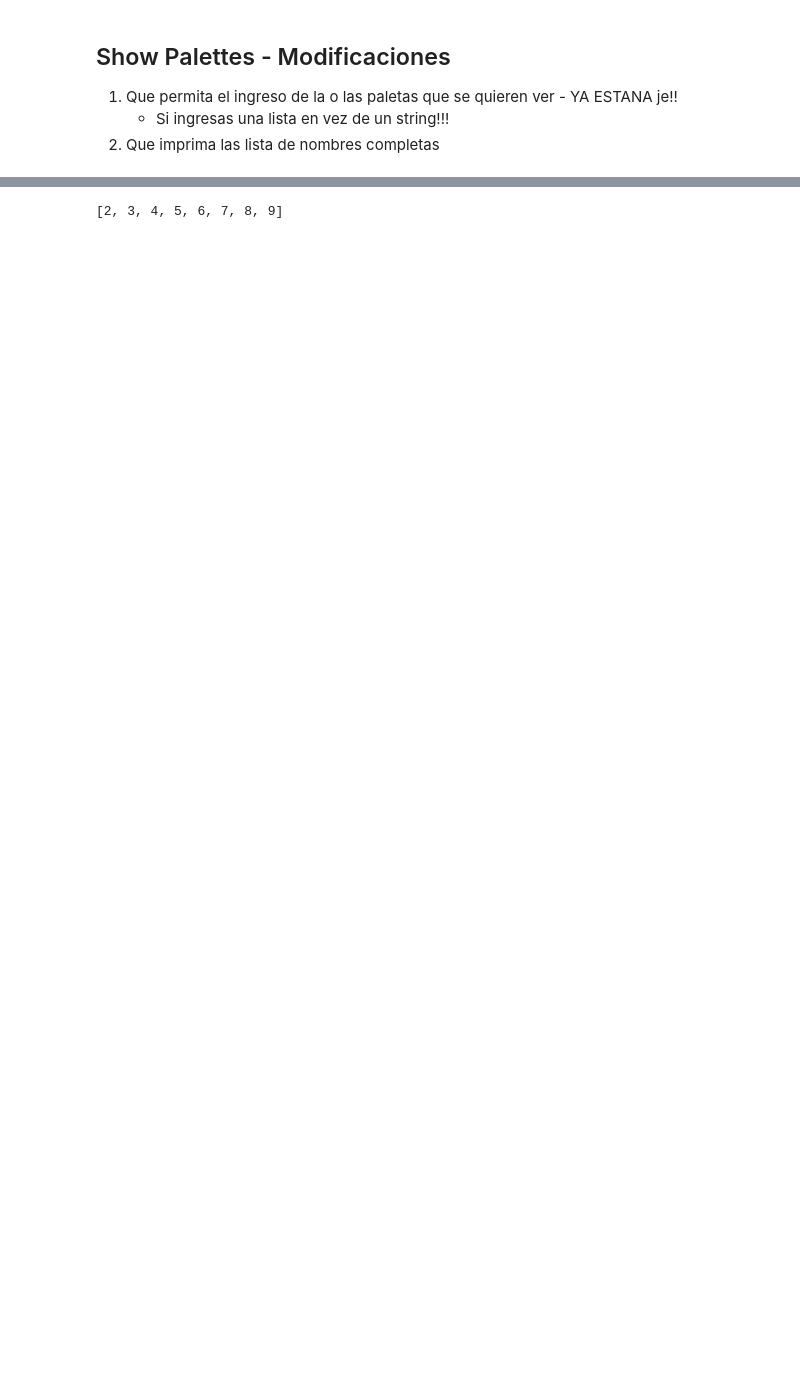
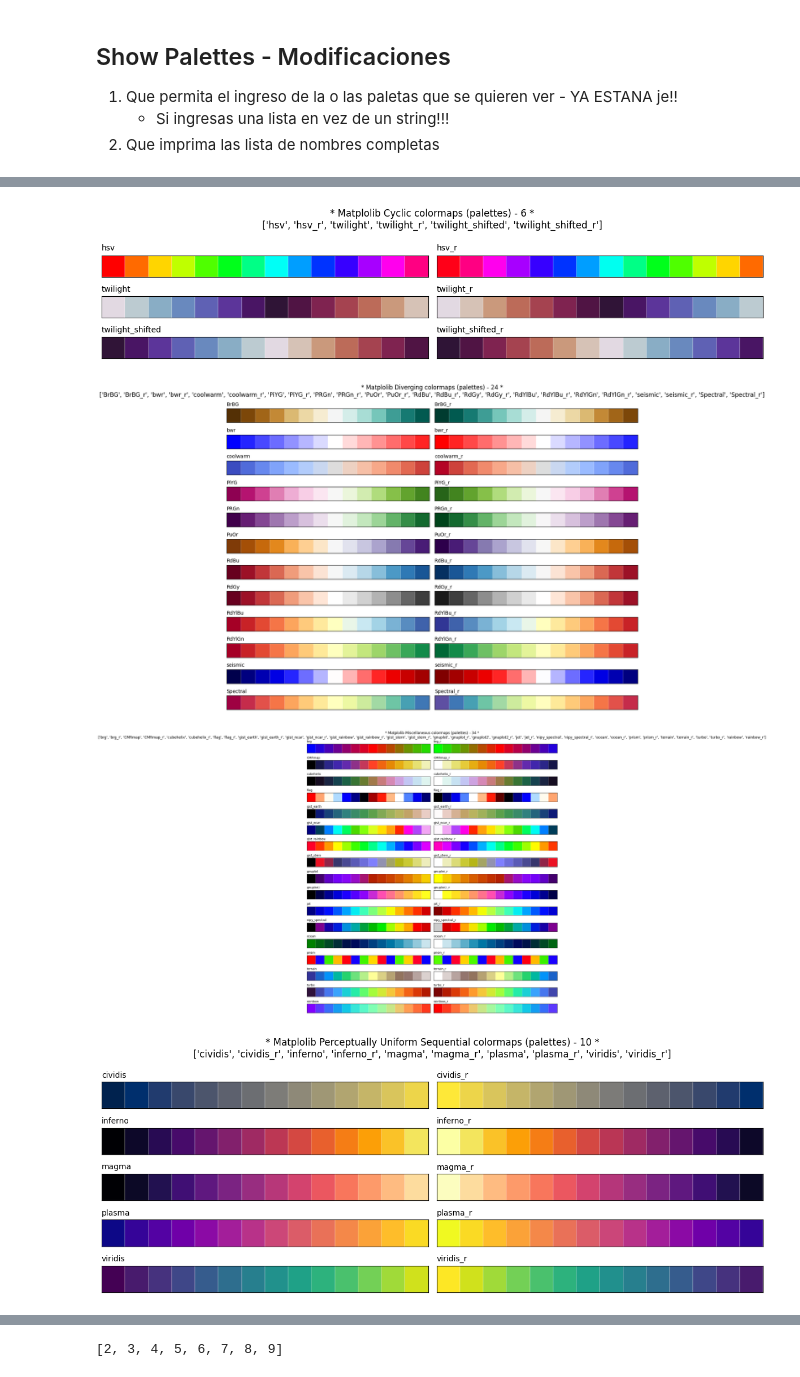
Before and after one commit to jmonti-gh/jm_utils, a Jupyter notebook: des/plt_colors.ipynb, the cells around one changed output, grey strips where cells are left out. Cells and saved outputs as stored; diff of their text form; code cells hidden in the pictures; blank space fills up the shorter version.

```diff
--- a/des/plt_colors.ipynb
+++ b/des/plt_colors.ipynb
@@ -228,0 +721,9 @@ def show_plt_palettes(
+# %%
+for pltt in ['Cyclic', 'Diverging', 'Miscellaneous', 'Perceptually Uniform Sequential', 'Single-Hue Sequential',
+             'Multi-Hue Sequential', 'Other Sequential', 'Qualitative', 'Sample']:
+    fig = show_plt_palettes(pltt)
+# %% [output]
+[figure, added]
+[figure, added]
+[figure, added]
+[figure, added]
```
Also changed, not shown: parts of 19 cells of this notebook, 3 other files.
